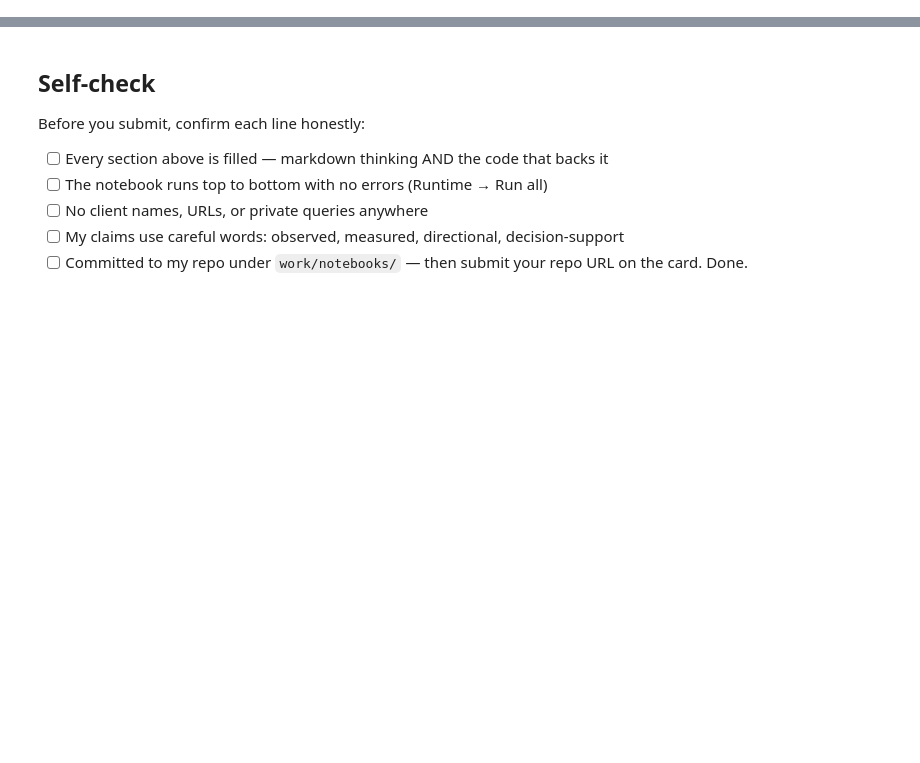
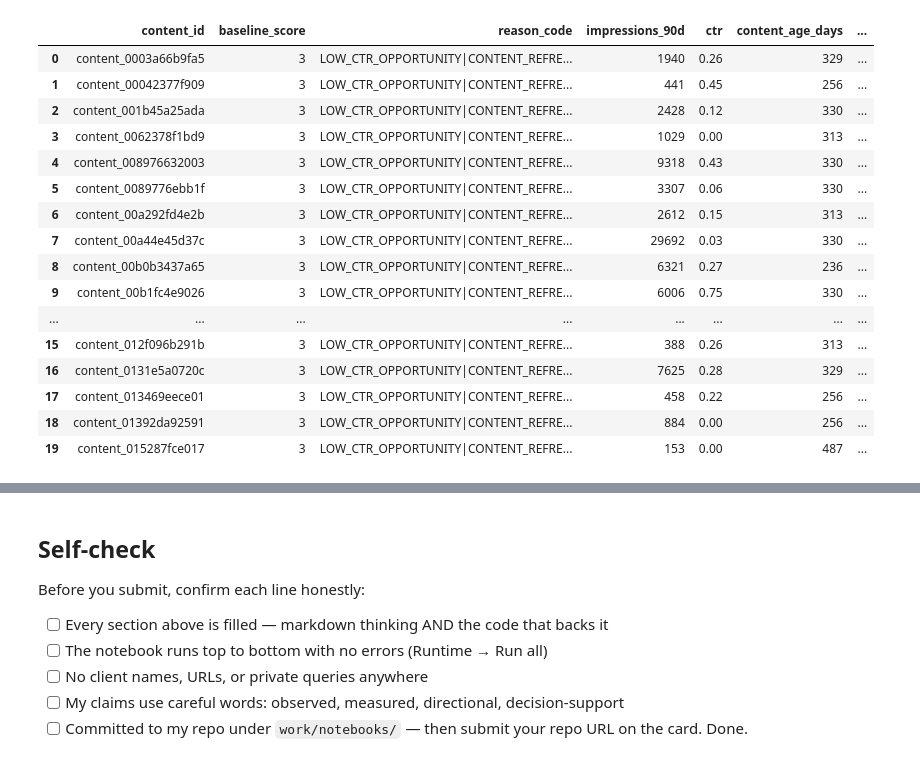
Before and after one commit to vishalseries7030/flyrank-ml-internship, a Jupyter notebook: work/notebooks/w04_baseline_score.ipynb, the cells around one changed output, grey strips where cells are left out. Drawn from its saved outputs; the diff is of its cells as text; code cells hidden in the pictures; blank space fills up the shorter version.

```diff
--- a/work/notebooks/w04_baseline_score.ipynb
+++ b/work/notebooks/w04_baseline_score.ipynb
@@ -36,0 +140,75 @@ This skeleton is yours to fill. Work the sections **in order** — each one has
+# %%
+# Create a separate working copy
+baseline = df.copy()
+
+# Explicit review rules — no trained weights
+baseline["low_ctr_opportunity"] = (
+    (baseline["impressions_90d"] >= 100)
+    & (baseline["ctr"].notna())
+    & (baseline["ctr"] < 1.0)
+)
+
+baseline["stale_content"] = (
+    (baseline["content_age_days"] >= 180)
+    & (baseline["days_since_last_update"] >= 90)
+)
+
+baseline["thin_content"] = (
+    baseline["word_count"].notna()
+    & (baseline["word_count"] < 1000)
+)
+
+baseline["missing_word_count"] = baseline["word_count"].isna()
+
+# Transparent additive score: one point per triggered review rule
+baseline["baseline_score"] = (
+    baseline["low_ctr_opportunity"].astype(int)
+    + baseline["stale_content"].astype(int)
+    + baseline["thin_content"].astype(int)
+    + baseline["missing_word_count"].astype(int)
+)
+
+# Explain the highest-priority trigger for each page
+def assign_reason(row):
+    reasons = []
+    if row["low_ctr_opportunity"]:
+        reasons.append("LOW_CTR_OPPORTUNITY")
+    if row["stale_content"]:
+        reasons.append("CONTENT_REFRESH")
+    if row["thin_content"]:
+        reasons.append("THIN_CONTENT")
+    if row["missing_word_count"]:
+        reasons.append("MISSING_CONTENT_DATA")
+    return "|".join(reasons) if reasons else "NO_CLEAR_TRIGGER"
+
+baseline["reason_code"] = baseline.apply(assign_reason, axis=1)
+
+# Rank high scores first; IDs break ties for stable ordering only
+baseline = baseline.sort_values(
+    ["baseline_score", "content_id"],
+    ascending=[False, True]
+).reset_index(drop=True)
+
+print("Rows:", len(baseline))
+print("\nScore distribution:")
+display(baseline["baseline_score"].value_counts().sort_index())
+
+print("\nReason-code distribution:")
+display(baseline["reason_code"].value_counts())
+
+print("\nTop 20 review candidates:")
+display(
+    baseline[
+        [
+            "content_id",
+            "baseline_score",
+            "reason_code",
+            "impressions_90d",
+            "ctr",
+            "content_age_days",
+            "days_since_last_update",
+            "word_count",
+        ]
+    ].head(20)
+)
+# %% [output]
@@ -36,0 +242,17 @@ This skeleton is yours to fill. Work the sections **in order** — each one has
+|  | content_id | baseline_score | reason_code | impressions_90d | ctr | content_age_days | ... |
+| 0 | content_0003a66b9fa5 | 3 | LOW_CTR_OPPORTUNITY|CONTENT_REFRE... | 1940 | 0.26 | 329 | ... |
+| 1 | content_00042377f909 | 3 | LOW_CTR_OPPORTUNITY|CONTENT_REFRE... | 441 | 0.45 | 256 | ... |
+| 2 | content_001b45a25ada | 3 | LOW_CTR_OPPORTUNITY|CONTENT_REFRE... | 2428 | 0.12 | 330 | ... |
+| 3 | content_0062378f1bd9 | 3 | LOW_CTR_OPPORTUNITY|CONTENT_REFRE... | 1029 | 0.00 | 313 | ... |
+| 4 | content_008976632003 | 3 | LOW_CTR_OPPORTUNITY|CONTENT_REFRE... | 9318 | 0.43 | 330 | ... |
+| 5 | content_0089776ebb1f | 3 | LOW_CTR_OPPORTUNITY|CONTENT_REFRE... | 3307 | 0.06 | 330 | ... |
+| 6 | content_00a292fd4e2b | 3 | LOW_CTR_OPPORTUNITY|CONTENT_REFRE... | 2612 | 0.15 | 313 | ... |
+| 7 | content_00a44e45d37c | 3 | LOW_CTR_OPPORTUNITY|CONTENT_REFRE... | 29692 | 0.03 | 330 | ... |
+| 8 | content_00b0b3437a65 | 3 | LOW_CTR_OPPORTUNITY|CONTENT_REFRE... | 6321 | 0.27 | 236 | ... |
+| 9 | content_00b1fc4e9026 | 3 | LOW_CTR_OPPORTUNITY|CONTENT_REFRE... | 6006 | 0.75 | 330 | ... |
+| ... | ... | ... | ... | ... | ... | ... | ... |
+| 15 | content_012f096b291b | 3 | LOW_CTR_OPPORTUNITY|CONTENT_REFRE... | 388 | 0.26 | 313 | ... |
+| 16 | content_0131e5a0720c | 3 | LOW_CTR_OPPORTUNITY|CONTENT_REFRE... | 7625 | 0.28 | 329 | ... |
+| 17 | content_013469eece01 | 3 | LOW_CTR_OPPORTUNITY|CONTENT_REFRE... | 458 | 0.22 | 256 | ... |
+| 18 | content_01392da92591 | 3 | LOW_CTR_OPPORTUNITY|CONTENT_REFRE... | 884 | 0.00 | 256 | ... |
+| 19 | content_015287fce017 | 3 | LOW_CTR_OPPORTUNITY|CONTENT_REFRE... | 153 | 0.00 | 487 | ... |
```
Also changed, not shown: parts of 22 cells of this notebook.
